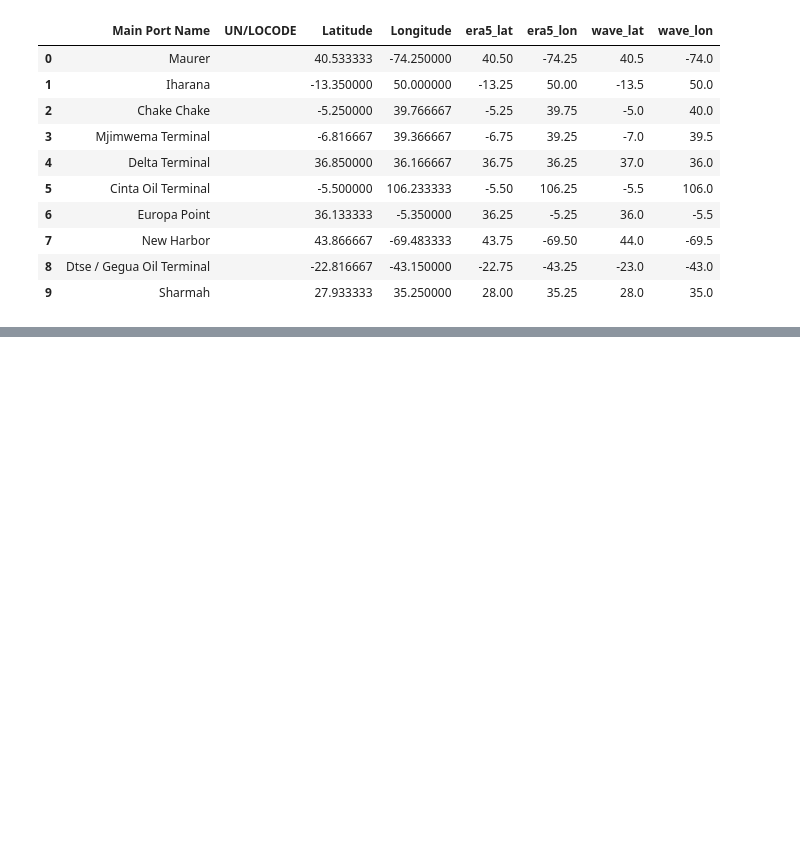
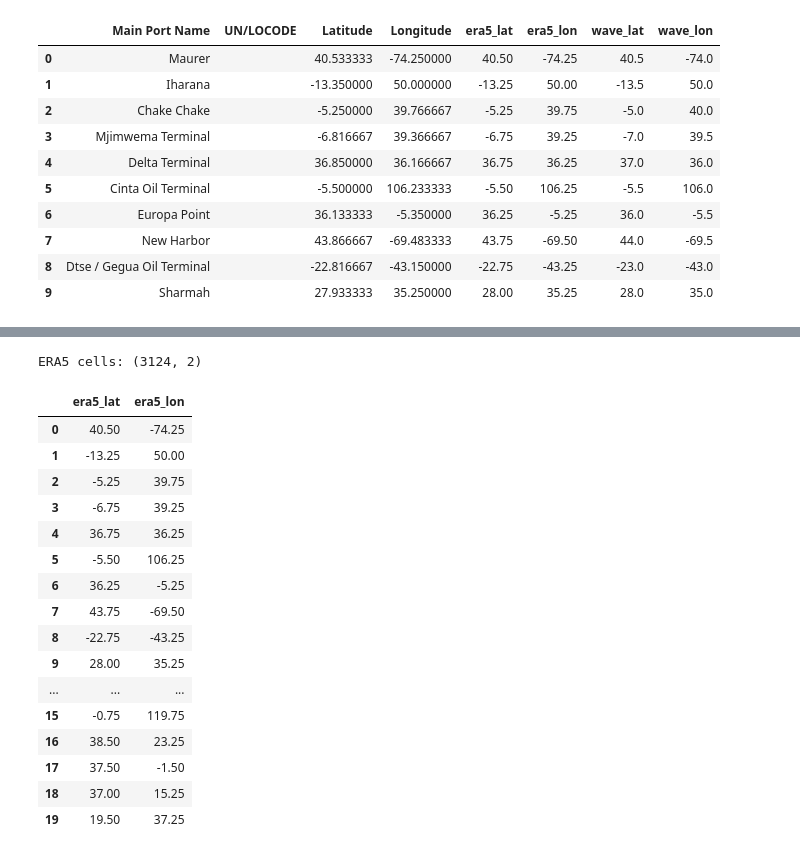
Before and after one commit to Suprabhat4970/MarineGuard-AI, a Jupyter notebook: ml/Weather_Forecasting_Model.ipynb, the cells around one changed output, grey strips where cells are left out. Cells and saved outputs as stored; diff of their text form; code cells hidden in the pictures; blank space fills up the shorter version.

```diff
--- a/ml/Weather_Forecasting_Model.ipynb
+++ b/ml/Weather_Forecasting_Model.ipynb
@@ -344,0 +384,31 @@ Unique ERA5 wave cells: 2581
+# %%
+era5_cells = (
+    weather_locations[
+        ["era5_lat", "era5_lon"]
+    ]
+    .drop_duplicates()
+    .reset_index(drop=True)
+)
+
+print("ERA5 cells:", era5_cells.shape)
+
+display(era5_cells.head(20))
+# %% [output]
+ERA5 cells: (3124, 2)
+|  | era5_lat | era5_lon |
+| 0 | 40.50 | -74.25 |
+| 1 | -13.25 | 50.00 |
+| 2 | -5.25 | 39.75 |
+| 3 | -6.75 | 39.25 |
+| 4 | 36.75 | 36.25 |
+| 5 | -5.50 | 106.25 |
+| 6 | 36.25 | -5.25 |
+| 7 | 43.75 | -69.50 |
+| 8 | -22.75 | -43.25 |
+| 9 | 28.00 | 35.25 |
+| ... | ... | ... |
+| 15 | -0.75 | 119.75 |
+| 16 | 38.50 | 23.25 |
+| 17 | 37.50 | -1.50 |
+| 18 | 37.00 | 15.25 |
+| 19 | 19.50 | 37.25 |
```
Also changed, not shown: parts of 15 cells of this notebook, 1 other file.
